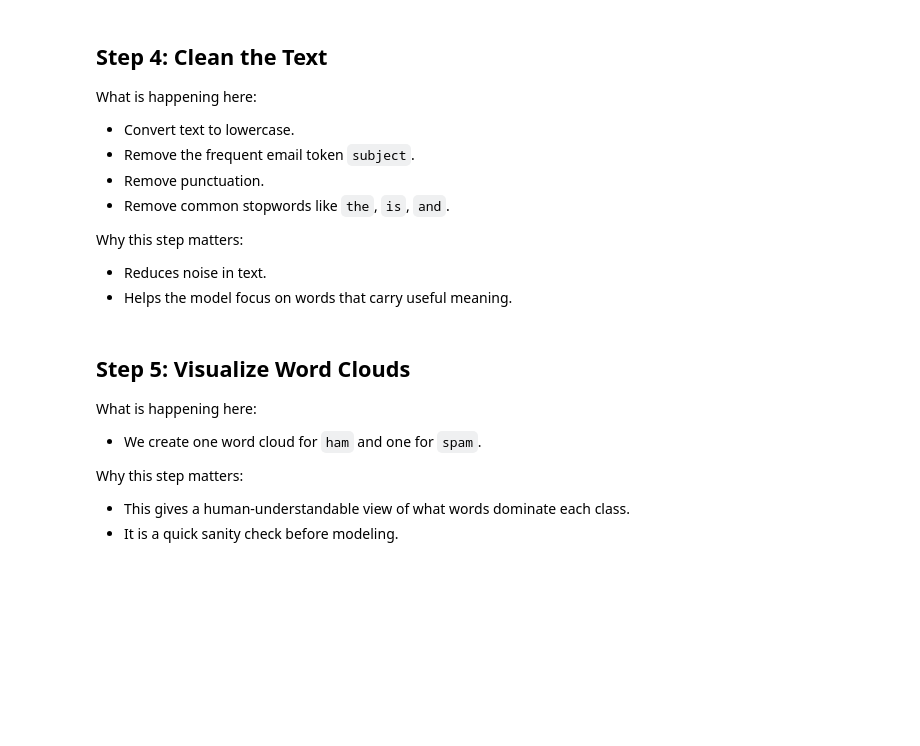
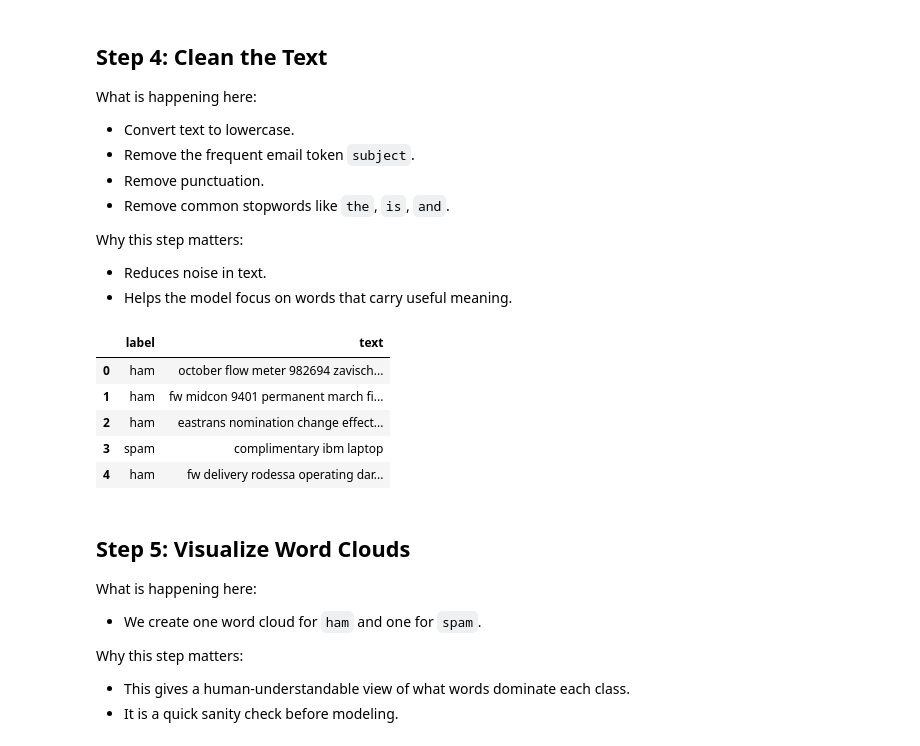
Before and after one commit to Arun1997645/machine-learning-projects, a Jupyter notebook: notebooks/spam_detection_step_by_step.ipynb, the cells around one changed output. Saved outputs shown, nothing was run; the diff lists cells and outputs as text; code cells hidden in the pictures; blank space fills up the shorter version.

```diff
--- a/notebooks/spam_detection_step_by_step.ipynb
+++ b/notebooks/spam_detection_step_by_step.ipynb
@@ -41,16 +41,19 @@ from tensorflow.keras.callbacks import EarlyStopping, ReduceLROnPlateau
 
 from sklearn.model_selection import train_test_split
 from sklearn.metrics import classification_report, confusion_matrix
+from sklearn.feature_extraction.text import ENGLISH_STOP_WORDS
 
-from nltk import download as nltk_download
-from nltk.corpus import stopwords
 from wordcloud import WordCloud
-
-nltk_download('stopwords', quiet=True)
 
 SEED = 42
 random.seed(SEED)
 np.random.seed(SEED)
 tf.random.set_seed(SEED)
 
+# Enable deterministic behavior in TensorFlow for reproducible results.
+tf.config.experimental.enable_op_determinism()
+
+# Use sklearn English stop words to avoid NLTK download issues.
+STOP_WORDS = set(ENGLISH_STOP_WORDS)
+
 print('All libraries loaded.')
@@ -150,23 +169,29 @@ Why this step matters:
 # %%
 # Cell 12: Clean text by lowercasing, removing punctuation, and stopwords.
 def remove_punctuation(text: str) -> str:
     table = str.maketrans('', '', string.punctuation)
     return str(text).translate(table)
 
 
 def remove_stop_words(text: str) -> str:
-    sw = set(stopwords.words('english'))
     words = str(text).lower().split()
-    words = [w for w in words if w not in sw]
+    words = [w for w in words if w not in STOP_WORDS]
     return ' '.join(words)
 
 cleaned_data = balanced_data.copy()
 cleaned_data['text'] = cleaned_data['text'].astype(str).str.lower()
 cleaned_data['text'] = cleaned_data['text'].str.replace('subject', '', regex=False)
 cleaned_data['text'] = cleaned_data['text'].apply(remove_punctuation)
 cleaned_data['text'] = cleaned_data['text'].apply(remove_stop_words)
 
 cleaned_data[['label', 'text']].head()
+# %% [output]
+|  | label | text |
+| 0 | ham | october flow meter 982694 zavisch... |
+| 1 | ham | fw midcon 9401 permanent march fi... |
+| 2 | ham | eastrans nomination change effect... |
+| 3 | spam | complimentary ibm laptop |
+| 4 | ham | fw delivery rodessa operating dar... |
 # %% [markdown]
 ## Step 5: Visualize Word Clouds
 
```
Also changed, not shown: parts of 13 cells of this notebook, 2 other files.
